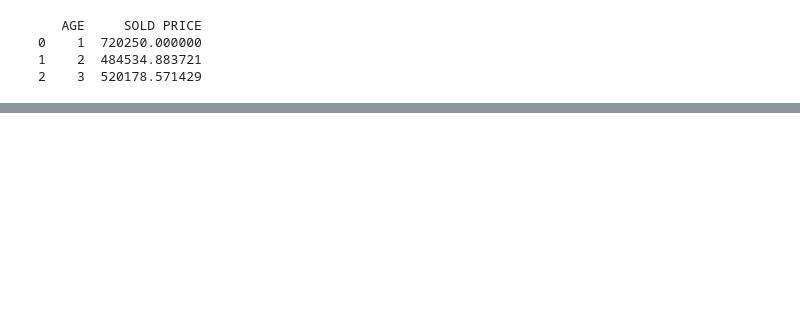
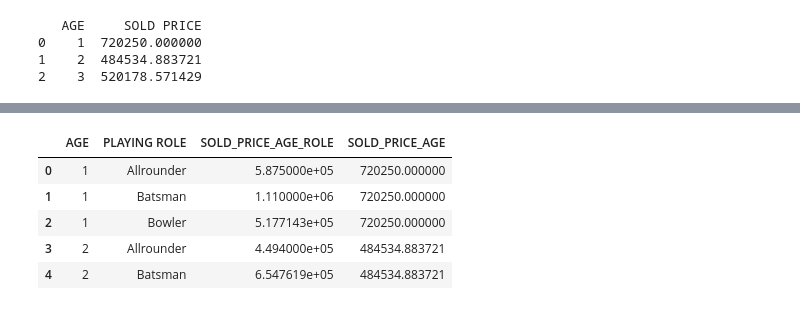
Before and after one commit to Koush98/Eda_on_ipl_auction_data, a Jupyter notebook: ipl_auction.ipynb, the cells around one changed output, grey strips where cells are left out. Saved outputs shown, nothing was run; the diff lists cells and outputs as text; code cells hidden in the pictures; blank space fills up the shorter version.

```diff
--- a/ipl_auction.ipynb
+++ b/ipl_auction.ipynb
@@ -223,3 +250,7 @@ print(sold_price_by_age)
 0    1  720250.000000
 1    2  484534.883721
 2    3  520178.571429
+# %%
+# average sold price for players for each age and playing role category
+sold_price_by_age_role = df.groupby(['AGE','PLAYING ROLE'])['SOLD PRICE'].mean().reset_index()
+print(sold_price_by_age_role)
@@ -225,0 +270,5 @@ print(sold_price_by_age)
+# %%
+# Comparing avg sold price for differrent age categories with the differrent age and playing role categories .
+
+sold_price_comparission = sold_price_by_age_role.merge(sold_price_by_age, on ='AGE', how = 'outer')
+print(sold_price_comparission)
@@ -225,0 +288,12 @@ print(sold_price_by_age)
+# %%
+# renaming the columns
+
+sold_price_comparission.rename(columns = {'SOLD PRICE_x':'SOLD_PRICE_AGE_ROLE','SOLD PRICE_y':'SOLD_PRICE_AGE'}, inplace = True)
+sold_price_comparission.head()
+# %% [output]
+|  | AGE | PLAYING ROLE | SOLD_PRICE_AGE_ROLE | SOLD_PRICE_AGE |
+| 0 | 1 | Allrounder | 5.875000e+05 | 720250.000000 |
+| 1 | 1 | Batsman | 1.110000e+06 | 720250.000000 |
+| 2 | 1 | Bowler | 5.177143e+05 | 720250.000000 |
+| 3 | 2 | Allrounder | 4.494000e+05 | 484534.883721 |
+| 4 | 2 | Batsman | 6.547619e+05 | 484534.883721 |
```
Also changed, not shown: parts of 38 cells of this notebook.
